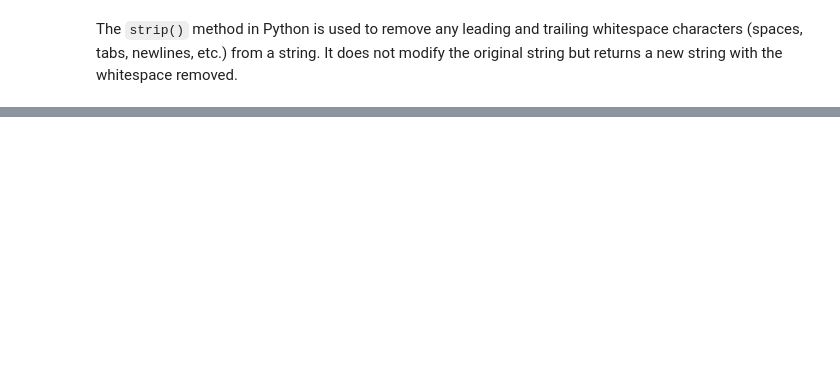
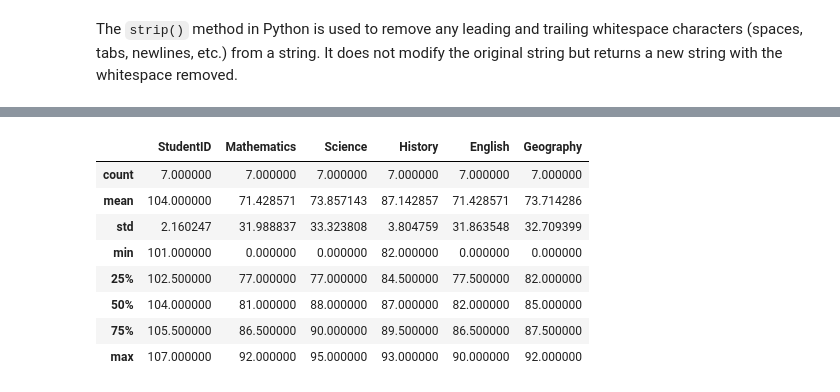
Before and after one commit to themysterysolver/PYTHON_BASICS, a Jupyter notebook: PANDAS/GFG_FULL.ipynb, the cells around one changed output, grey strips where cells are left out. Saved outputs shown, nothing was run; the diff lists cells and outputs as text; code cells hidden in the pictures; blank space fills up the shorter version.

```diff
--- a/PANDAS/GFG_FULL.ipynb
+++ b/PANDAS/GFG_FULL.ipynb
@@ -179,0 +168,11 @@ print(df)
+# %%
+df=pd.DataFrame({
+    'StudentID': [101, 102, 103, 104, 105, 106, 107],
+    'Name': ['Alice', 'Bob', 'Charlie', 'Diana', 'Ethan', 'Fiona', 'George'],
+    'Mathematics': [85, 78, 92, 88, 76, np.nan, 81],
+    'Science': [89, 74, 95, 91, 80, 88, np.nan],
+    'History': [90, 85, 87, 93, 82, 84, 89],
+    'English': [88, np.nan, 90, 85, 78, 82, 77],
+    'Geography': [92, 81, np.nan, 89, 85, 86, 83]
+})
+print(df)
@@ -226,0 +266,4 @@ Index(['StudentID', ' Name', ' Mathematics', ' Science', ' History',
+# %%
+df = df.fillna(0)
+print(df,type(df))
+print(df.count())
@@ -226,0 +375,19 @@ Index(['StudentID', ' Name', ' Mathematics', ' Science', ' History',
+# %%
+def grade(num):
+  if num>=90:
+    return 'A'
+  elif num>=80:
+    return 'A+'
+  elif num>=70:
+    return 'A'
+  elif num>=60:
+    return 'B+'
+  elif num>=50:
+    return 'B'
+  else:
+    return 'F'
+#print(df.iloc[1,2:].dtype)
+print(df['Mathematics'])
+for sub in ['Mathematics', 'Science', 'History', 'English', 'Geography']:
+    df[sub+' Grade']=df[sub].apply(grade)
+print(df)
@@ -226,0 +429,12 @@ Index(['StudentID', ' Name', ' Mathematics', ' Science', ' History',
+# %%
+df.describe()
+# %% [output]
+|  | StudentID | Mathematics | Science | History | English | Geography |
+| count | 7.000000 | 7.000000 | 7.000000 | 7.000000 | 7.000000 | 7.000000 |
+| mean | 104.000000 | 71.428571 | 73.857143 | 87.142857 | 71.428571 | 73.714286 |
+| std | 2.160247 | 31.988837 | 33.323808 | 3.804759 | 31.863548 | 32.709399 |
+| min | 101.000000 | 0.000000 | 0.000000 | 82.000000 | 0.000000 | 0.000000 |
+| 25% | 102.500000 | 77.000000 | 77.000000 | 84.500000 | 77.500000 | 82.000000 |
+| 50% | 104.000000 | 81.000000 | 88.000000 | 87.000000 | 82.000000 | 85.000000 |
+| 75% | 105.500000 | 86.500000 | 90.000000 | 89.500000 | 86.500000 | 87.500000 |
+| max | 107.000000 | 92.000000 | 95.000000 | 93.000000 | 90.000000 | 92.000000 |
```
Also changed, not shown: parts of 21 cells of this notebook.
